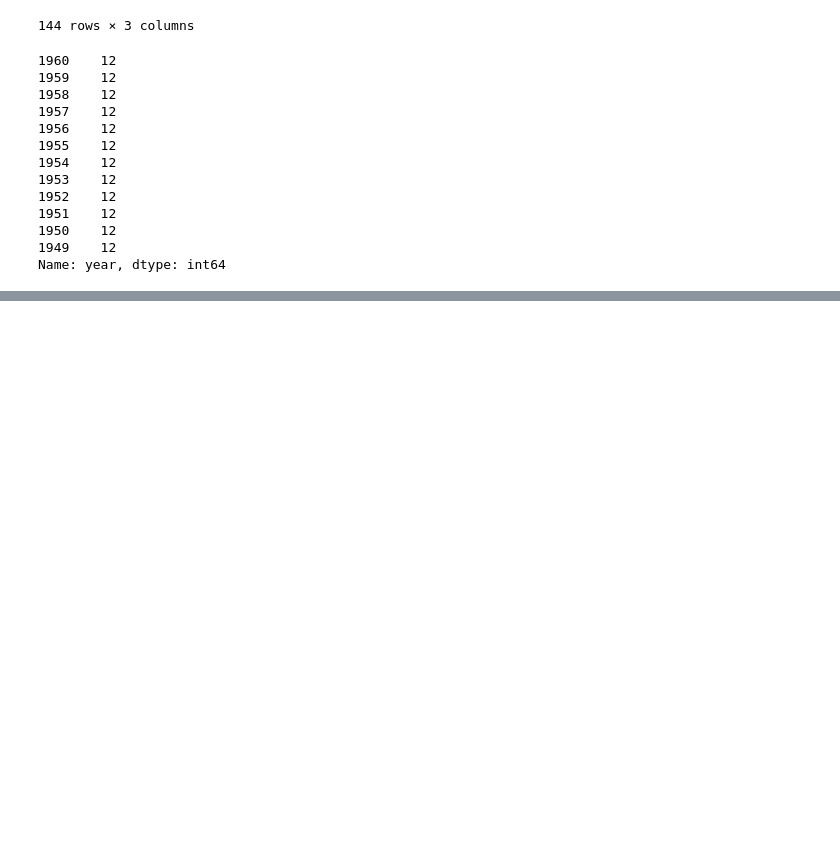
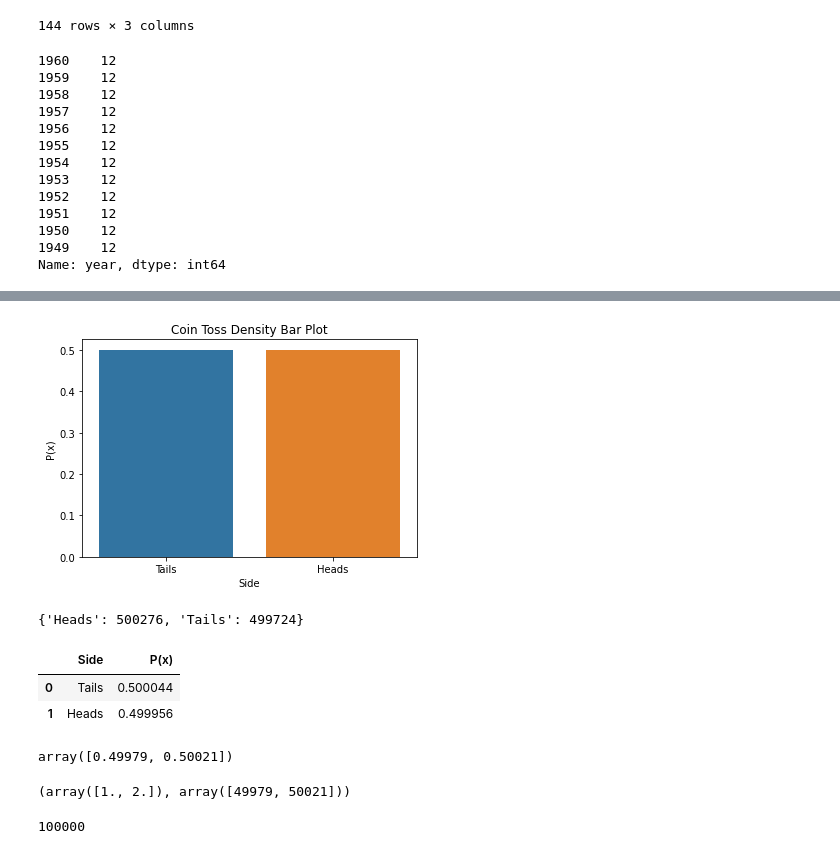
Before and after one commit to alexeimarcilio/Emeritus, a Jupyter notebook: Week08/OfficeHourWeek8.ipynb, the cells around one changed output, grey strips where cells are left out. Drawn from its saved outputs; the diff is of its cells as text; code cells hidden in the pictures; blank space fills up the shorter version.

```diff
--- a/Week08/OfficeHourWeek8.ipynb
+++ b/Week08/OfficeHourWeek8.ipynb
@@ -72,0 +111,32 @@ def year_slider(start, stop):
+# %%
+# Heads or Tails
+import random as random
+import seaborn as sns
+import pandas as pd
+l = []
+h = {}
+trials = 1000000
+
+for i in range(trials):
+    l.append(random.choice(["Heads","Tails"]))
+
+for x in l:
+    h[x] = h.get(x, 0) + 1
+
+coins = pd.DataFrame(h.items(), columns=['Side', 'P(x)'])
+coins['P(x)'] = coins['P(x)']/trials
+
+sns.barplot(data=coins, x=coins['Side'], y=coins['P(x)'])
+plt.title('Coin Toss Density Bar Plot');
+# %% [output]
+[figure, added]
+# %%
+h
+# %% [output]
+{'Heads': 500276, 'Tails': 499724}
+# %%
+coins
+# %% [output]
+|  | Side | P(x) |
+| 0 | Tails | 0.500044 |
+| 1 | Heads | 0.499956 |
@@ -72,0 +153,12 @@ def year_slider(start, stop):
+# %%
+prop
+# %% [output]
+array([0.49979, 0.50021])
+# %%
+np.unique(outcomes, return_counts=True)
+# %% [output]
+(array([1., 2.]), array([49979, 50021]))
+# %%
+len(outcomes)
+# %% [output]
+100000
```
Also changed, not shown: parts of 4 cells of this notebook.
